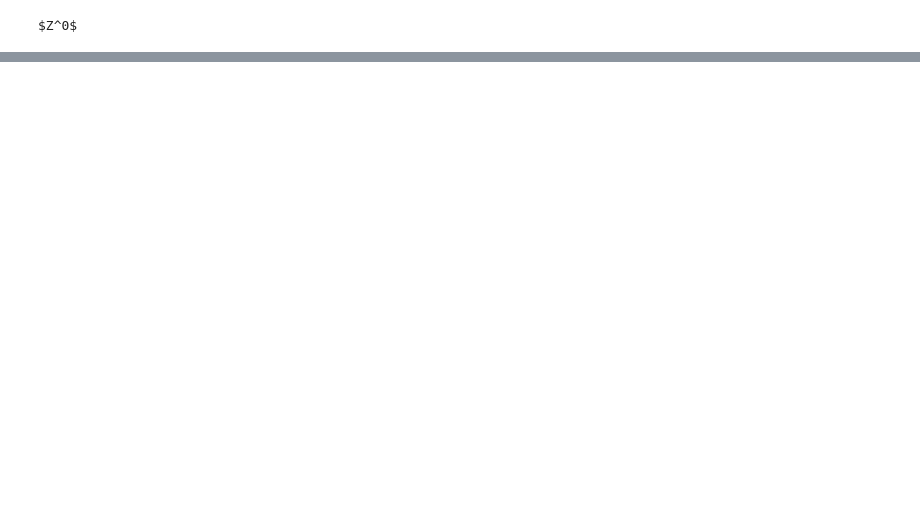
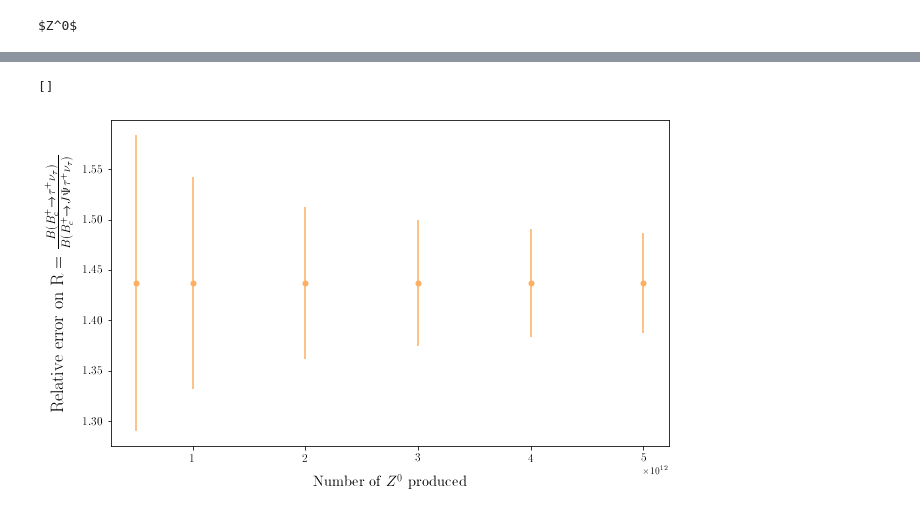
Before and after one commit to MarieHartmann/Stage_M1, a Jupyter notebook: Stage_M1/Bc_to_tau_nu/Branching_Fractions/Bc_tau_nu_branching_ratio.ipynb, the cells around one changed output, grey strips where cells are left out. Drawn from its saved outputs; the diff is of its cells as text; code cells hidden in the pictures; blank space fills up the shorter version.

Commit message:
calcul de bf vs NZ0 et d'un bf ratio vs NZ0

```diff
--- a/Stage_M1/Bc_to_tau_nu/Branching_Fractions/Bc_tau_nu_branching_ratio.ipynb
+++ b/Stage_M1/Bc_to_tau_nu/Branching_Fractions/Bc_tau_nu_branching_ratio.ipynb
@@ -288,3 +288,10 @@ For 2e+12 Z0 bosons we have B(Bc+ -> tau+ nu) = 0.0194 ± 0.0019
 For 3e+12 Z0 bosons we have B(Bc+ -> tau+ nu) = 0.0194 ± 0.0018
 For 4e+12 Z0 bosons we have B(Bc+ -> tau+ nu) = 0.0194 ± 0.0017
 For 5e+12 Z0 bosons we have B(Bc+ -> tau+ nu) = 0.0194 ± 0.0017
+# %%
+RATIO = []
+
+for elt in BF_SIG :
+    RATIO.append(elt/BF_BcJpsitaunu)
+
+RATIO = np.array(RATIO)
@@ -294,0 +328,2 @@ $Z^0$
+# %%
+colour_bc = "#fdae61"
@@ -294,0 +349,21 @@ $Z^0$
+# %%
+plt.figure(figsize=(10,6))
+
+plt.errorbar(N_Z0_array,
+             unumpy.nominal_values(RATIO),
+             yerr = unumpy.std_devs(RATIO),
+             fmt = 'o',
+             color = colour_bc,
+             markersize = 5)
+
+#plt.xlim(min_bin,max_bin)
+plt.xlabel(r"Number of $Z^0$ produced", fontsize=15, labelpad=10)
+plt.ylabel(r"Relative error on R = $\frac{B(B_c^+ \rightarrow \tau^+ \nu_\tau)}{B(B_c^+ \rightarrow J\Psi \tau^+ \nu_\tau)}$", fontsize=18, labelpad=10)
+plt.tick_params(axis='both', which='major', labelsize=12)
+#plt.legend(fontsize=15)
+plt.plot()
+
+#{B($B_c^+$ $\rightarrow$ $J/\Psi$ $\tau^+$ $\nu_\tau$)
+# %% [output]
+[]
+[figure, added]
```
Also changed, not shown: parts of 8 cells of this notebook.
